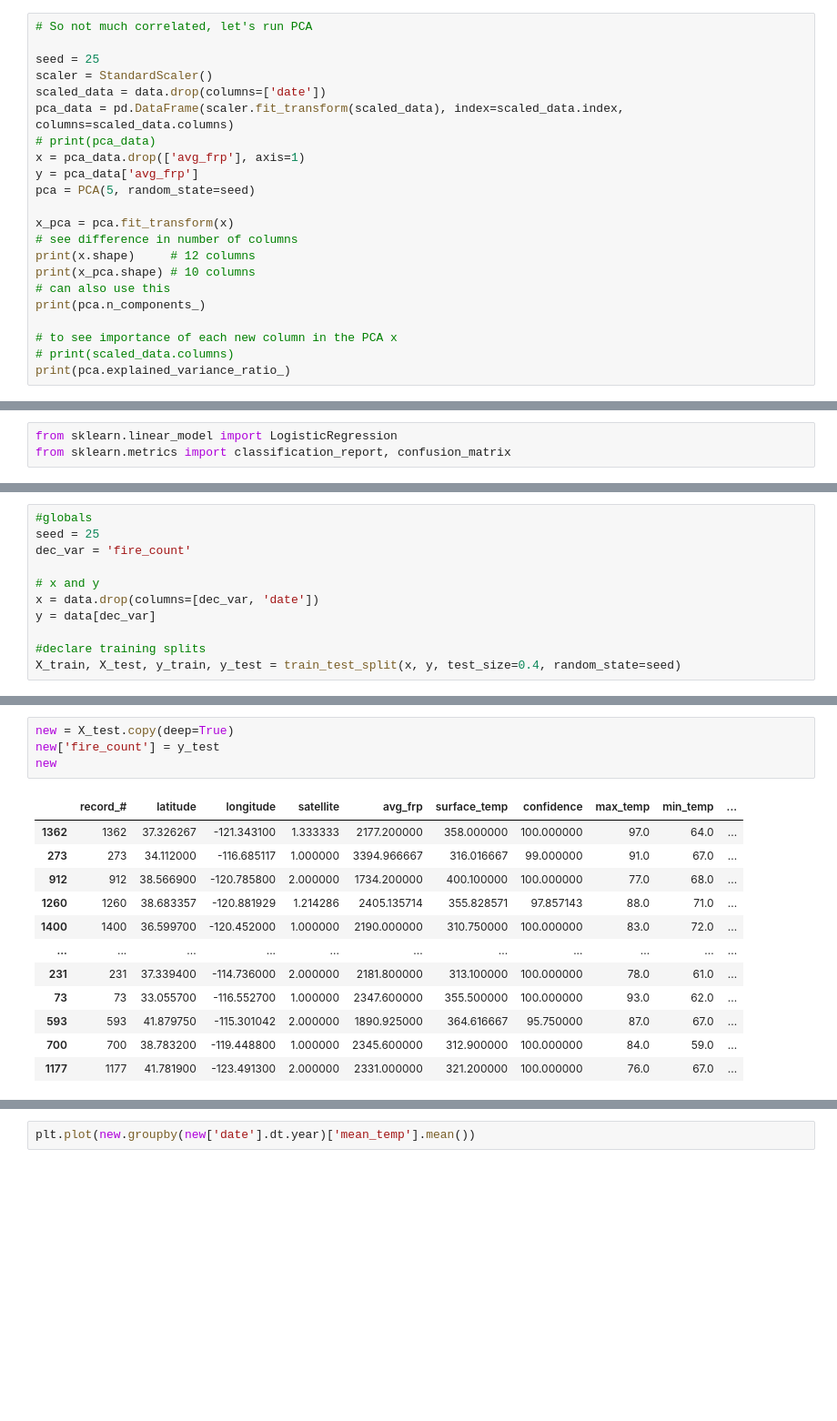
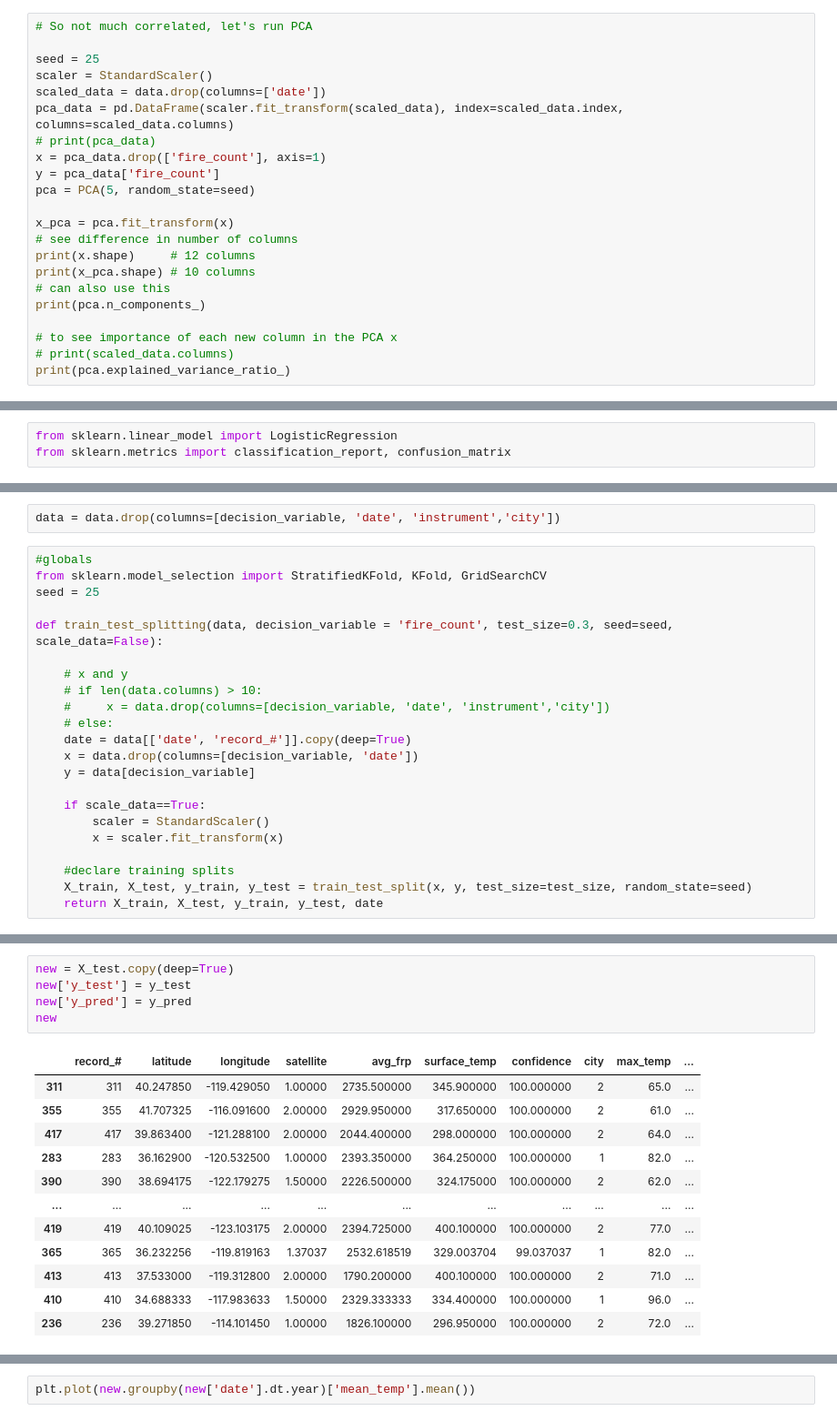
Before and after one commit to UIUC-DSC/Data-Nerds, a Jupyter notebook: data_analysis.ipynb, the cells around one changed output, grey strips where cells are left out. Shown at 91% size. Saved outputs shown, nothing was run; the diff lists cells and outputs as text; blank space fills up the shorter version.

```diff
--- a/data_analysis.ipynb
+++ b/data_analysis.ipynb
@@ -274,8 +308,8 @@ scaler = StandardScaler()
 scaled_data = data.drop(columns=['date'])
 pca_data = pd.DataFrame(scaler.fit_transform(scaled_data), index=scaled_data.index, columns=scaled_data.columns)
 # print(pca_data)
-x = pca_data.drop(['avg_frp'], axis=1)
-y = pca_data['avg_frp']
+x = pca_data.drop(['fire_count'], axis=1)
+y = pca_data['fire_count']
 pca = PCA(5, random_state=seed)
 
 x_pca = pca.fit_transform(x)
@@ -344,11 +389,24 @@ from sklearn.metrics import classification_report, confusion_matrix
+# %%
+data = data.drop(columns=[decision_variable, 'date', 'instrument','city'])
 # %%
 #globals
+from sklearn.model_selection import StratifiedKFold, KFold, GridSearchCV
 seed = 25
-dec_var = 'fire_count'
 
-# x and y
-x = data.drop(columns=[dec_var, 'date'])
-y = data[dec_var]
+def train_test_splitting(data, decision_variable = 'fire_count', test_size=0.3, seed=seed, scale_data=False):
 
-#declare training splits
-X_train, X_test, y_train, y_test = train_test_split(x, y, test_size=0.4, random_state=seed)
+    # x and y
+    # if len(data.columns) > 10:
+    #     x = data.drop(columns=[decision_variable, 'date', 'instrument','city'])
+    # else:
+    date = data[['date', 'record_#']].copy(deep=True)
+    x = data.drop(columns=[decision_variable, 'date'])
+    y = data[decision_variable]
+
+    if scale_data==True:
+        scaler = StandardScaler()
+        x = scaler.fit_transform(x)
+
+    #declare training splits
+    X_train, X_test, y_train, y_test = train_test_split(x, y, test_size=test_size, random_state=seed)
+    return X_train, X_test, y_train, y_test, date
@@ -384,17 +687,18 @@ print(classification_metrics(y_pred, y_test))
 # %%
 new = X_test.copy(deep=True)
-new['fire_count'] = y_test
+new['y_test'] = y_test
+new['y_pred'] = y_pred
 new
 # %% [output]
-|  | record_# | latitude | longitude | satellite | avg_frp | surface_temp | confidence | max_temp | min_temp | ... |
-| 1362 | 1362 | 37.326267 | -121.343100 | 1.333333 | 2177.200000 | 358.000000 | 100.000000 | 97.0 | 64.0 | ... |
-| 273 | 273 | 34.112000 | -116.685117 | 1.000000 | 3394.966667 | 316.016667 | 99.000000 | 91.0 | 67.0 | ... |
-| 912 | 912 | 38.566900 | -120.785800 | 2.000000 | 1734.200000 | 400.100000 | 100.000000 | 77.0 | 68.0 | ... |
-| 1260 | 1260 | 38.683357 | -120.881929 | 1.214286 | 2405.135714 | 355.828571 | 97.857143 | 88.0 | 71.0 | ... |
-| 1400 | 1400 | 36.599700 | -120.452000 | 1.000000 | 2190.000000 | 310.750000 | 100.000000 | 83.0 | 72.0 | ... |
+|  | record_# | latitude | longitude | satellite | avg_frp | surface_temp | confidence | city | max_temp | ... |
+| 311 | 311 | 40.247850 | -119.429050 | 1.00000 | 2735.500000 | 345.900000 | 100.000000 | 2 | 65.0 | ... |
+| 355 | 355 | 41.707325 | -116.091600 | 2.00000 | 2929.950000 | 317.650000 | 100.000000 | 2 | 61.0 | ... |
+| 417 | 417 | 39.863400 | -121.288100 | 2.00000 | 2044.400000 | 298.000000 | 100.000000 | 2 | 64.0 | ... |
+| 283 | 283 | 36.162900 | -120.532500 | 1.00000 | 2393.350000 | 364.250000 | 100.000000 | 1 | 82.0 | ... |
+| 390 | 390 | 38.694175 | -122.179275 | 1.50000 | 2226.500000 | 324.175000 | 100.000000 | 2 | 62.0 | ... |
 | ... | ... | ... | ... | ... | ... | ... | ... | ... | ... | ... |
-| 231 | 231 | 37.339400 | -114.736000 | 2.000000 | 2181.800000 | 313.100000 | 100.000000 | 78.0 | 61.0 | ... |
-| 73 | 73 | 33.055700 | -116.552700 | 1.000000 | 2347.600000 | 355.500000 | 100.000000 | 93.0 | 62.0 | ... |
-| 593 | 593 | 41.879750 | -115.301042 | 2.000000 | 1890.925000 | 364.616667 | 95.750000 | 87.0 | 67.0 | ... |
-| 700 | 700 | 38.783200 | -119.448800 | 1.000000 | 2345.600000 | 312.900000 | 100.000000 | 84.0 | 59.0 | ... |
-| 1177 | 1177 | 41.781900 | -123.491300 | 2.000000 | 2331.000000 | 321.200000 | 100.000000 | 76.0 | 67.0 | ... |
+| 419 | 419 | 40.109025 | -123.103175 | 2.00000 | 2394.725000 | 400.100000 | 100.000000 | 2 | 77.0 | ... |
+| 365 | 365 | 36.232256 | -119.819163 | 1.37037 | 2532.618519 | 329.003704 | 99.037037 | 1 | 82.0 | ... |
+| 413 | 413 | 37.533000 | -119.312800 | 2.00000 | 1790.200000 | 400.100000 | 100.000000 | 2 | 71.0 | ... |
+| 410 | 410 | 34.688333 | -117.983633 | 1.50000 | 2329.333333 | 334.400000 | 100.000000 | 1 | 96.0 | ... |
+| 236 | 236 | 39.271850 | -114.101450 | 1.00000 | 1826.100000 | 296.950000 | 100.000000 | 2 | 72.0 | ... |
```
Also changed, not shown: parts of 43 cells of this notebook, 3 other files.
